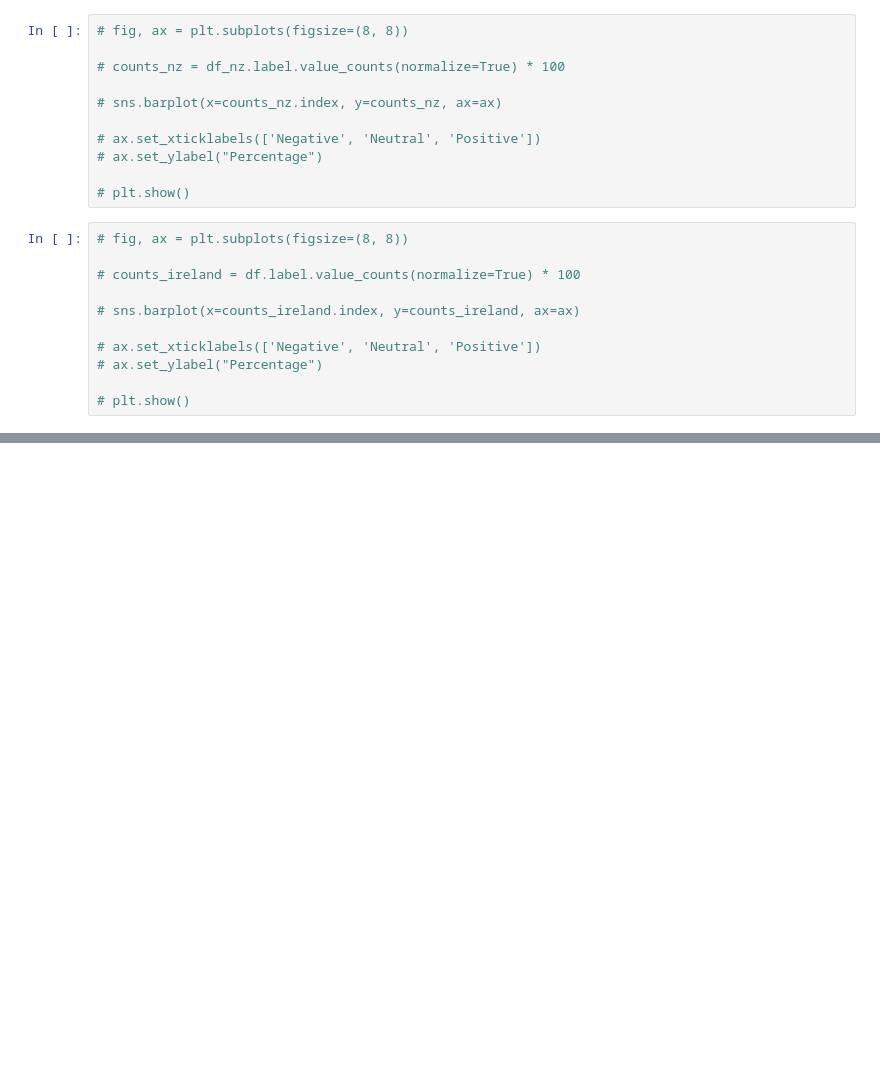
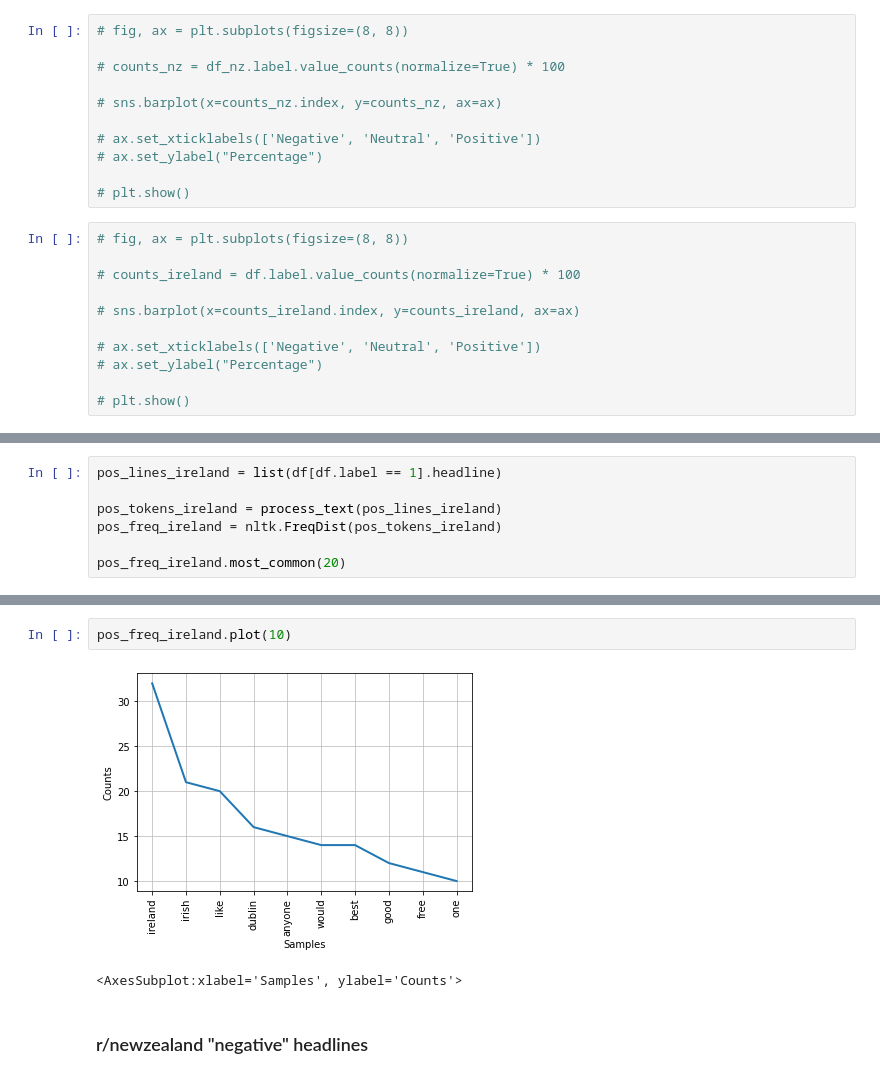
Before and after one commit to Gus1616/investigation_of_language_styles_reddit, a Jupyter notebook: 17350796_reddit_assignment_notebook.ipynb, the cells around one changed output, grey strips where cells are left out. Cells and saved outputs as stored; diff of their text form; blank space fills up the shorter version.

```diff
--- a/17350796_reddit_assignment_notebook.ipynb
+++ b/17350796_reddit_assignment_notebook.ipynb
@@ -312,0 +367,7 @@ plt.show()
+# %%
+pos_lines_ireland = list(df[df.label == 1].headline)
+
+pos_tokens_ireland = process_text(pos_lines_ireland)
+pos_freq_ireland = nltk.FreqDist(pos_tokens_ireland)
+
+pos_freq_ireland.most_common(20)
@@ -312,0 +395,7 @@ plt.show()
+# %%
+pos_freq_ireland.plot(10)
+# %% [output]
+[figure, added]
+<AxesSubplot:xlabel='Samples', ylabel='Counts'>
+# %% [markdown]
+### r/newzealand "negative" headlines
```
Also changed, not shown: parts of 13 cells of this notebook.
